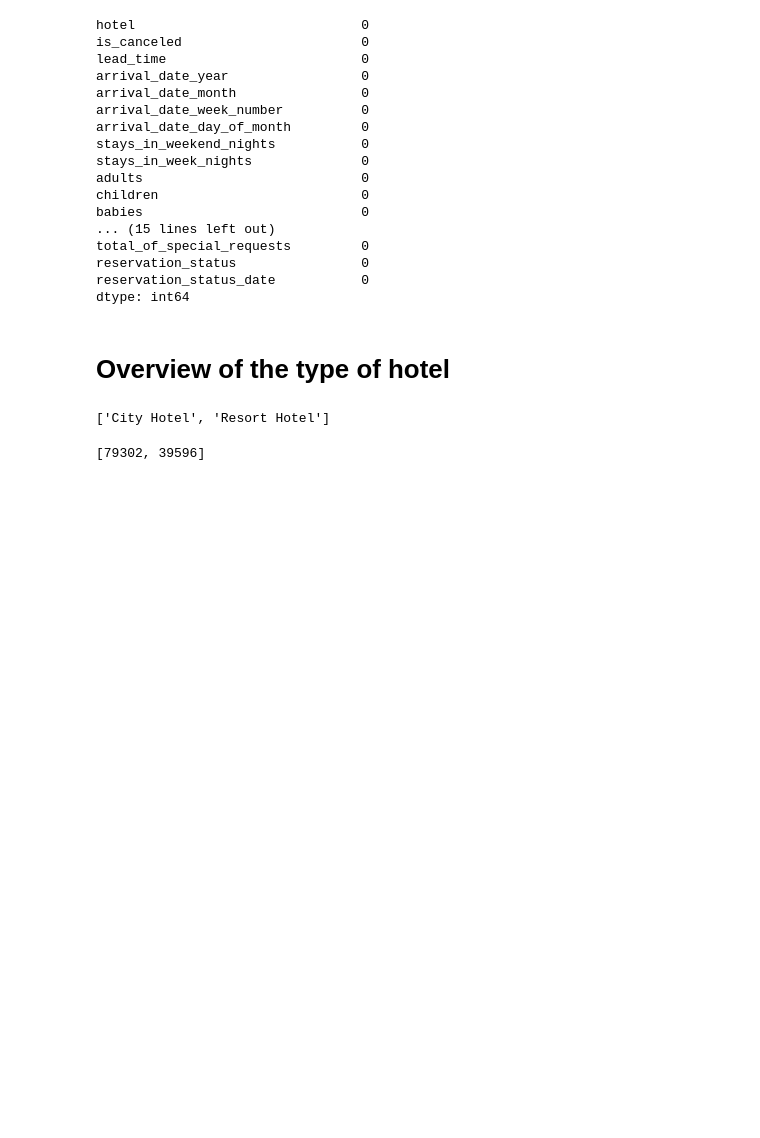
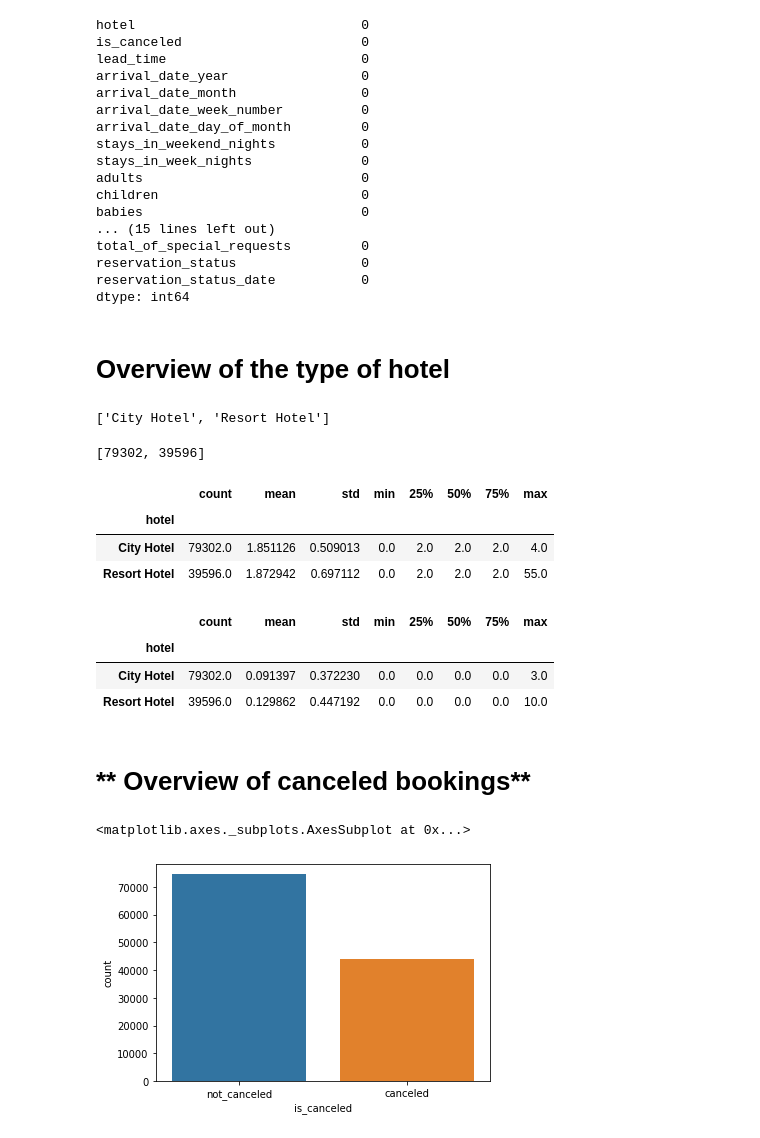
Before and after one commit to SwenFereira/Hotel-Booking-Analysis-EDA-Capstone-Project-, a Jupyter notebook: Swen_Fereira_|_Hotel_Booking_Analysis_Capstone_Project.ipynb, the cells around one changed output. Cells and saved outputs as stored; diff of their text form; code cells hidden in the pictures; blank space fills up the shorter version.

```diff
--- a/Swen_Fereira_|_Hotel_Booking_Analysis_Capstone_Project.ipynb
+++ b/Swen_Fereira_|_Hotel_Booking_Analysis_Capstone_Project.ipynb
@@ -116,3 +125,30 @@ data['hotel'].value_counts().index.tolist()
  data['hotel'].value_counts().tolist()
 # %% [output]
 [79302, 39596]
+# %%
+# Looking into adults.
+# Using groupby to group according to hotel types only.
+data['adults'].groupby(data['hotel']).describe()
+# %% [output]
+|  | count | mean | std | min | 25% | 50% | 75% | max |
+| hotel |  |  |  |  |  |  |  |  |
+| City Hotel | 79302.0 | 1.851126 | 0.509013 | 0.0 | 2.0 | 2.0 | 2.0 | 4.0 |
+| Resort Hotel | 39596.0 | 1.872942 | 0.697112 | 0.0 | 2.0 | 2.0 | 2.0 | 55.0 |
+# %%
+# Looking into children.
+# Using groupby to group according to hotel types only.
+data['children'].groupby(data['hotel']).describe()
+# %% [output]
+|  | count | mean | std | min | 25% | 50% | 75% | max |
+| hotel |  |  |  |  |  |  |  |  |
+| City Hotel | 79302.0 | 0.091397 | 0.372230 | 0.0 | 0.0 | 0.0 | 0.0 | 3.0 |
+| Resort Hotel | 39596.0 | 0.129862 | 0.447192 | 0.0 | 0.0 | 0.0 | 0.0 | 10.0 |
+# %% [markdown]
+# ** Overview of canceled bookings**
+# %%
+data['is_canceled'] = data.is_canceled.replace([1,0], ['canceled', 'not_canceled'])
+canceled_data = data['is_canceled']
+sns.countplot(canceled_data)
+# %% [output]
+<matplotlib.axes._subplots.AxesSubplot at 0x...>
+[figure, added]
```
Also changed, not shown: parts of 2 cells of this notebook.
